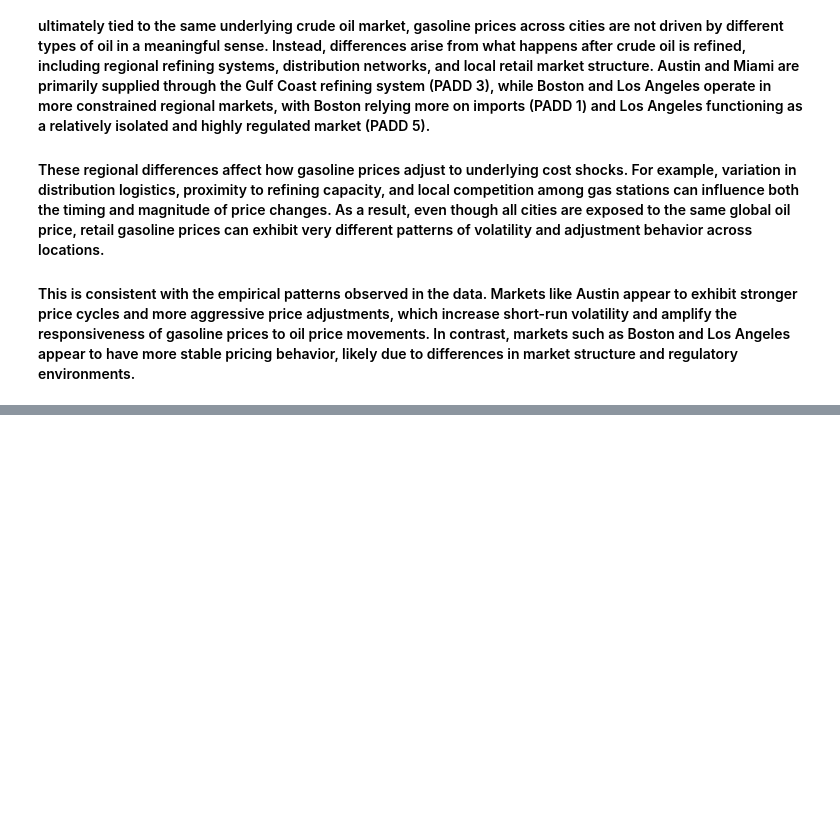
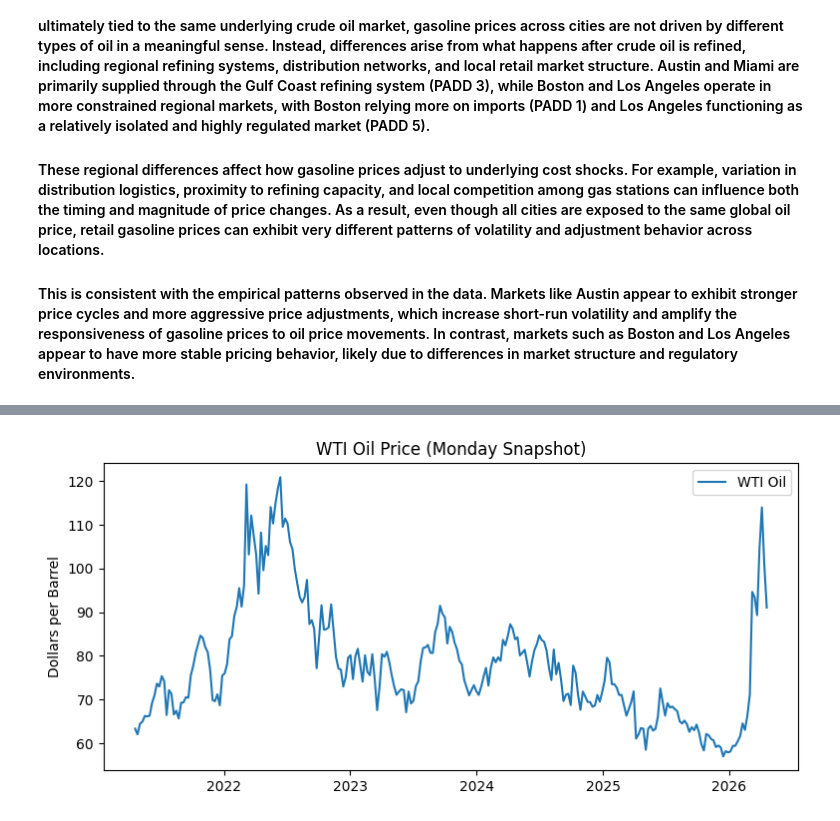
Before and after one commit to branch-anthony/time-series-gasoline-project, a Jupyter notebook: Data/qualityCheck.ipynb, the cells around one changed output, grey strips where cells are left out. Drawn from its saved outputs; the diff is of its cells as text; code cells hidden in the pictures; blank space fills up the shorter version.

```diff
--- a/Data/qualityCheck.ipynb
+++ b/Data/qualityCheck.ipynb
@@ -213,0 +230,11 @@ Second, the results are more consistent with a real change in price dynamics. Th
+# %%
+plt.figure(figsize=(9,4))
+
+plt.plot(df_monday["date"], df_monday["wti_price"], label="WTI Oil")
+
+plt.title("WTI Oil Price (Monday Snapshot)")
+plt.ylabel("Dollars per Barrel")
+plt.legend()
+plt.show()
+# %% [output]
+[figure, added]
```
Also changed, not shown: parts of 1 cell of this notebook, 2 other files.
